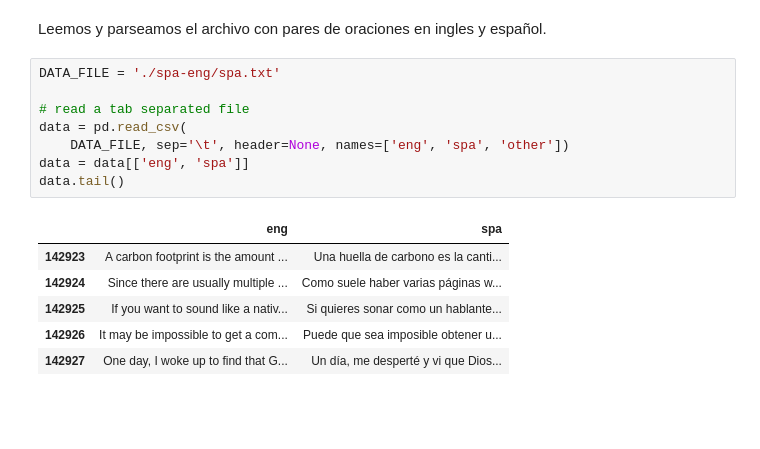
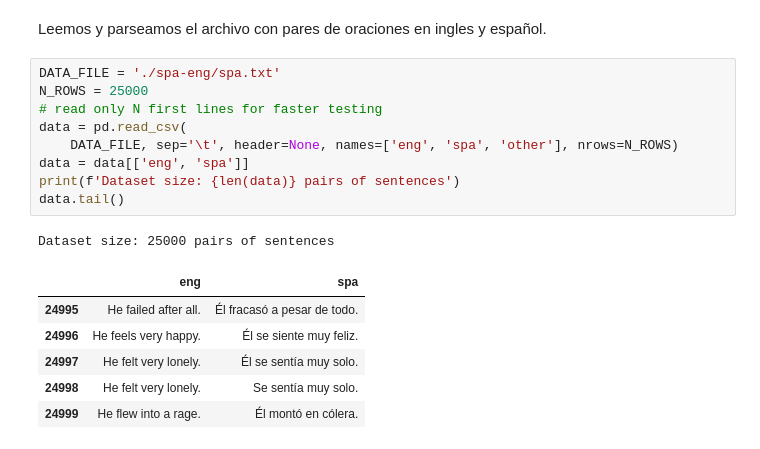
Before and after one commit to maximdorogov/fiuba-nlp, a Jupyter notebook: desafio_4/desafio_4.ipynb, the cells around one changed output. Drawn from its saved outputs; the diff is of its cells as text; blank space fills up the shorter version.

```diff
--- a/desafio_4/desafio_4.ipynb
+++ b/desafio_4/desafio_4.ipynb
@@ -12,16 +34,18 @@ import pandas as pd
 Leemos y parseamos el archivo con pares de oraciones en ingles y español.
 # %%
 DATA_FILE = './spa-eng/spa.txt'
-
-# read a tab separated file
+N_ROWS = 25000
+# read only N first lines for faster testing
 data = pd.read_csv(
-    DATA_FILE, sep='\t', header=None, names=['eng', 'spa', 'other'])
+    DATA_FILE, sep='\t', header=None, names=['eng', 'spa', 'other'], nrows=N_ROWS)
 data = data[['eng', 'spa']]
+print(f'Dataset size: {len(data)} pairs of sentences')
 data.tail()
 # %% [output]
+Dataset size: 25000 pairs of sentences
 |  | eng | spa |
-| 142923 | A carbon footprint is the amount ... | Una huella de carbono es la canti... |
-| 142924 | Since there are usually multiple ... | Como suele haber varias páginas w... |
-| 142925 | If you want to sound like a nativ... | Si quieres sonar como un hablante... |
-| 142926 | It may be impossible to get a com... | Puede que sea imposible obtener u... |
-| 142927 | One day, I woke up to find that G... | Un día, me desperté y vi que Dios... |
+| 24995 | He failed after all. | Él fracasó a pesar de todo. |
+| 24996 | He feels very happy. | Él se siente muy feliz. |
+| 24997 | He felt very lonely. | Él se sentía muy solo. |
+| 24998 | He felt very lonely. | Se sentía muy solo. |
+| 24999 | He flew into a rage. | Él montó en cólera. |
```
Also changed, not shown: parts of 25 cells of this notebook, 3 other files.
